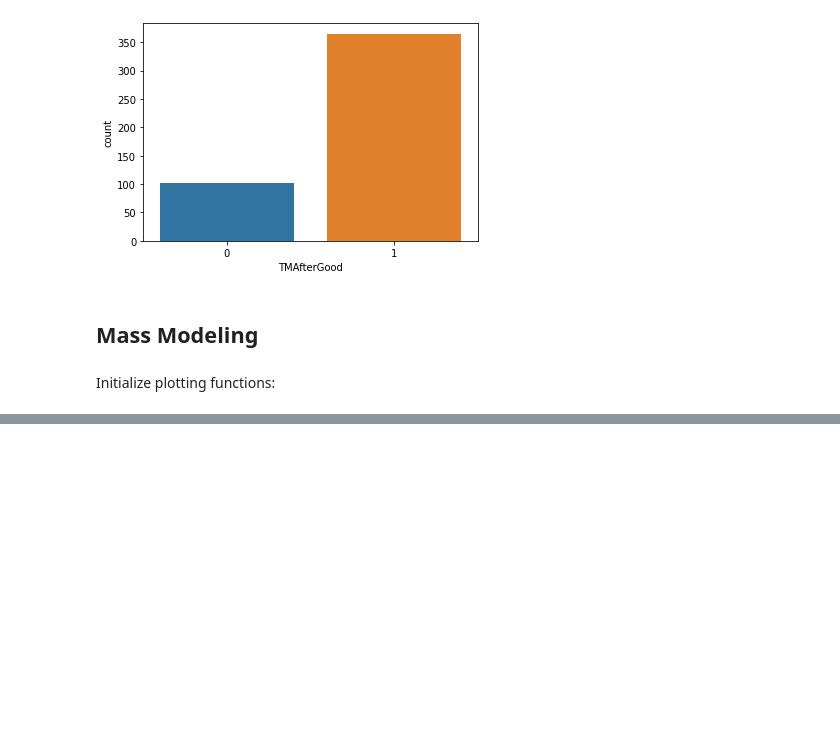
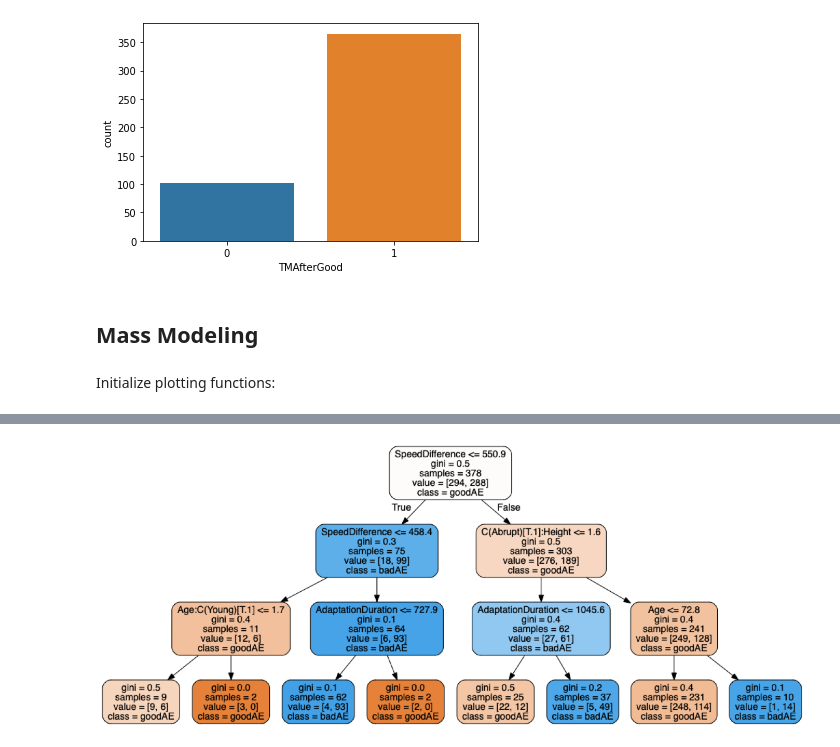
Before and after one commit to csombric/SplitBeltDatabase, a Jupyter notebook: SplitBeltAnalysis_AfterEffects.ipynb, the cells around one changed output, grey strips where cells are left out. Drawn from its saved outputs; the diff is of its cells as text; code cells hidden in the pictures; blank space fills up the shorter version.

```diff
--- a/SplitBeltAnalysis_AfterEffects.ipynb
+++ b/SplitBeltAnalysis_AfterEffects.ipynb
@@ -309,0 +379,7 @@ In conclusion, the After-Effects (i.e., "TMAfterGood") are able to be **classifi
+# %%
+clf = clfs['RFC3']
+clf = clf.fit( X_train, y_train )
+
+SaveAndVisualizeForest(clf, 'AE_RF3', feature_cols)
+# %% [output]
+[figure, added]
```
Also changed, not shown: parts of 20 cells of this notebook, 1 other file.
